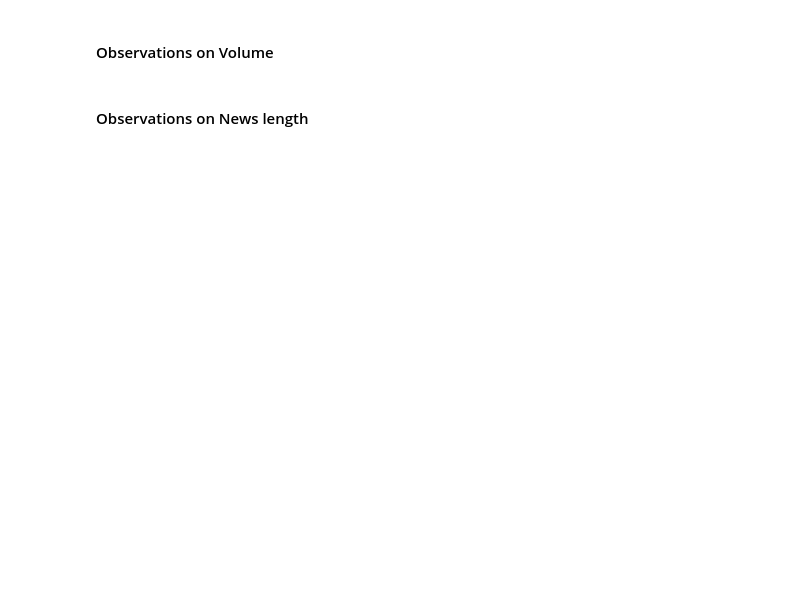
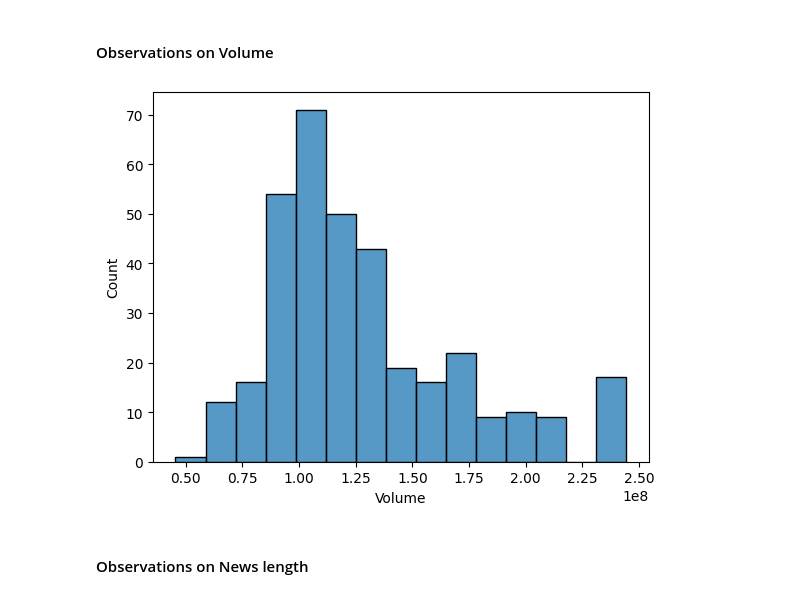
Before and after one commit to ajayvivek/DevOps, a Jupyter notebook: NLP_Project_Low_Code.ipynb, the cells around one changed output. Cells and saved outputs as stored; diff of their text form; code cells hidden in the pictures; blank space fills up the shorter version.

```diff
--- a/NLP_Project_Low_Code.ipynb
+++ b/NLP_Project_Low_Code.ipynb
@@ -161,6 +200,8 @@ sns.displot(data=stock[['_____']], kind="kde", palette="tab10"); # Complete the
 # %% [markdown]
 #### Observations on Volume
 # %%
-sns.histplot(stock, x='___'); # Complete the code to plot a histogram of Volume
+sns.histplot(stock, x='Volume'); # Complete the code to plot a histogram of Volume
+# %% [output]
+[figure, added]
 # %% [markdown]
 #### Observations on News length
```
Also changed, not shown: parts of 84 cells of this notebook.
